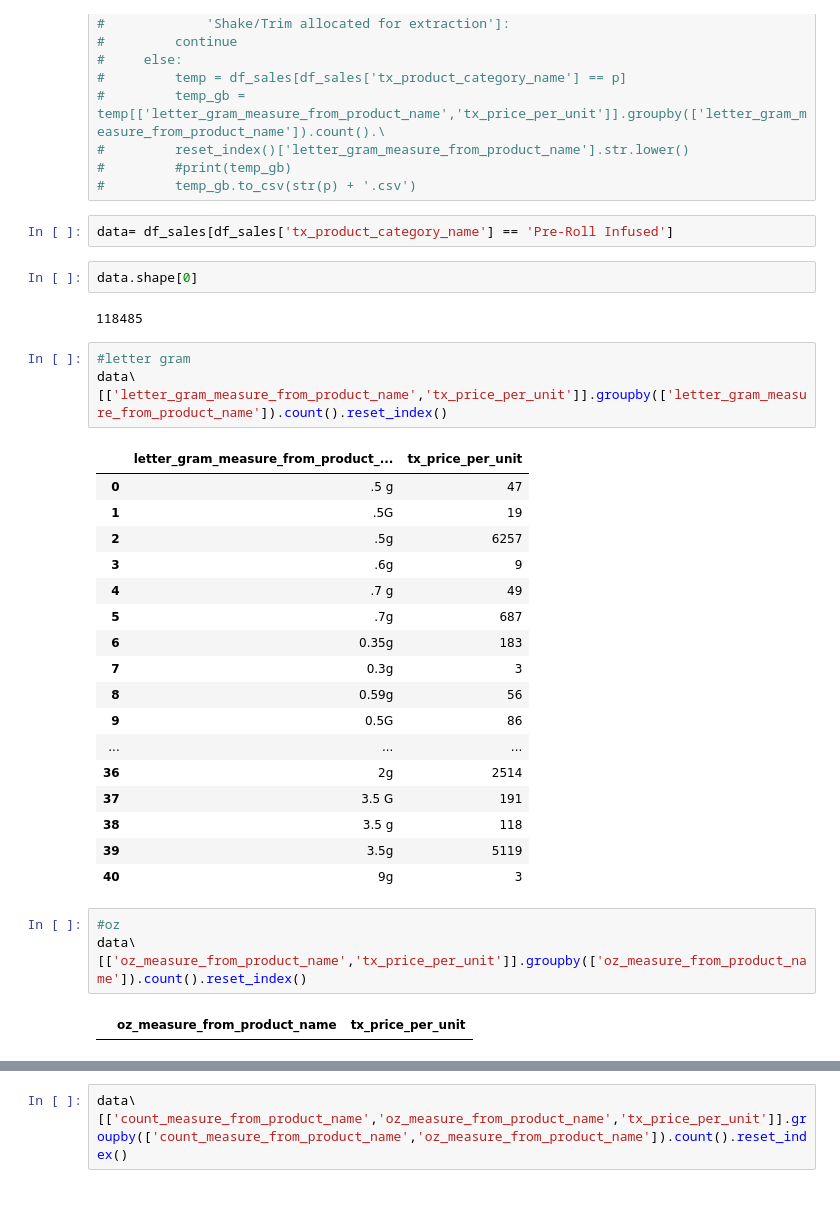
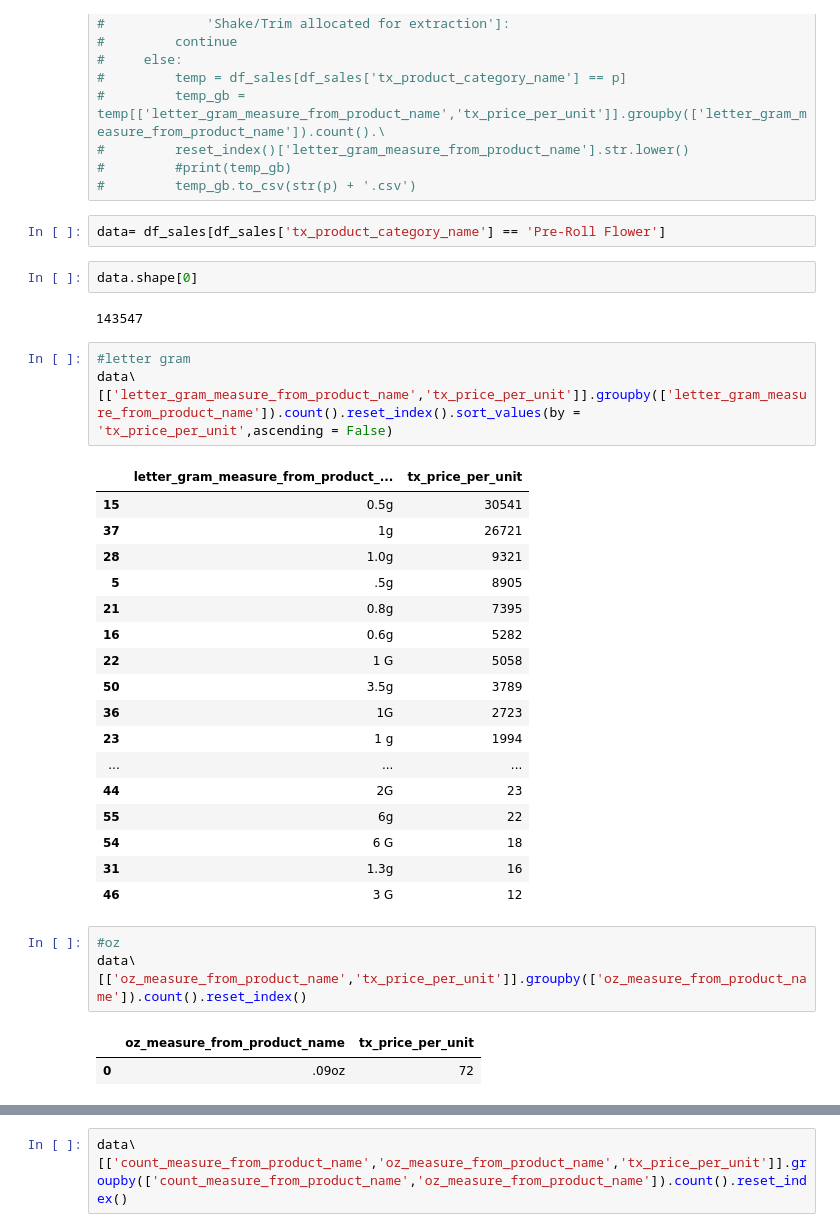
Before and after one commit to warrenshen/platform, a Jupyter notebook: services/api-server/notebooks/analysis/metrc_product_name_nlp.ipynb, the cells around one changed output, grey strips where cells are left out. Drawn from its saved outputs; the diff is of its cells as text; blank space fills up the shorter version.

```diff
--- a/services/api-server/notebooks/analysis/metrc_product_name_nlp.ipynb
+++ b/services/api-server/notebooks/analysis/metrc_product_name_nlp.ipynb
@@ -341,39 +341,40 @@ df_sales.head()
 #         #print(temp_gb)
 #         temp_gb.to_csv(str(p) + '.csv')
 # %%
-data= df_sales[df_sales['tx_product_category_name'] == 'Pre-Roll Infused']
+data= df_sales[df_sales['tx_product_category_name'] == 'Pre-Roll Flower']
 # %%
 data.shape[0]
 # %% [output]
-118485
+143547
 # %%
 #letter gram
 data\
-[['letter_gram_measure_from_product_name','tx_price_per_unit']].groupby(['letter_gram_measure_from_product_name']).count().reset_index()
+[['letter_gram_measure_from_product_name','tx_price_per_unit']].groupby(['letter_gram_measure_from_product_name']).count().reset_index().sort_values(by = 'tx_price_per_unit',ascending = False)
 # %% [output]
 |  | letter_gram_measure_from_product_... | tx_price_per_unit |
-| 0 | .5 g | 47 |
-| 1 | .5G | 19 |
-| 2 | .5g | 6257 |
-| 3 | .6g | 9 |
-| 4 | .7 g | 49 |
-| 5 | .7g | 687 |
-| 6 | 0.35g | 183 |
-| 7 | 0.3g | 3 |
-| 8 | 0.59g | 56 |
-| 9 | 0.5G | 86 |
+| 15 | 0.5g | 30541 |
+| 37 | 1g | 26721 |
+| 28 | 1.0g | 9321 |
+| 5 | .5g | 8905 |
+| 21 | 0.8g | 7395 |
+| 16 | 0.6g | 5282 |
+| 22 | 1 G | 5058 |
+| 50 | 3.5g | 3789 |
+| 36 | 1G | 2723 |
+| 23 | 1 g | 1994 |
 | ... | ... | ... |
-| 36 | 2g | 2514 |
-| 37 | 3.5 G | 191 |
-| 38 | 3.5 g | 118 |
-| 39 | 3.5g | 5119 |
-| 40 | 9g | 3 |
+| 44 | 2G | 23 |
+| 55 | 6g | 22 |
+| 54 | 6 G | 18 |
+| 31 | 1.3g | 16 |
+| 46 | 3 G | 12 |
 # %%
 #oz
 data\
 [['oz_measure_from_product_name','tx_price_per_unit']].groupby(['oz_measure_from_product_name']).count().reset_index()
 # %% [output]
 |  | oz_measure_from_product_name | tx_price_per_unit |
+| 0 | .09oz | 72 |
 # %%
 # count/piece
 data\
```
Also changed, not shown: parts of 8 cells of this notebook, 3 other files.
